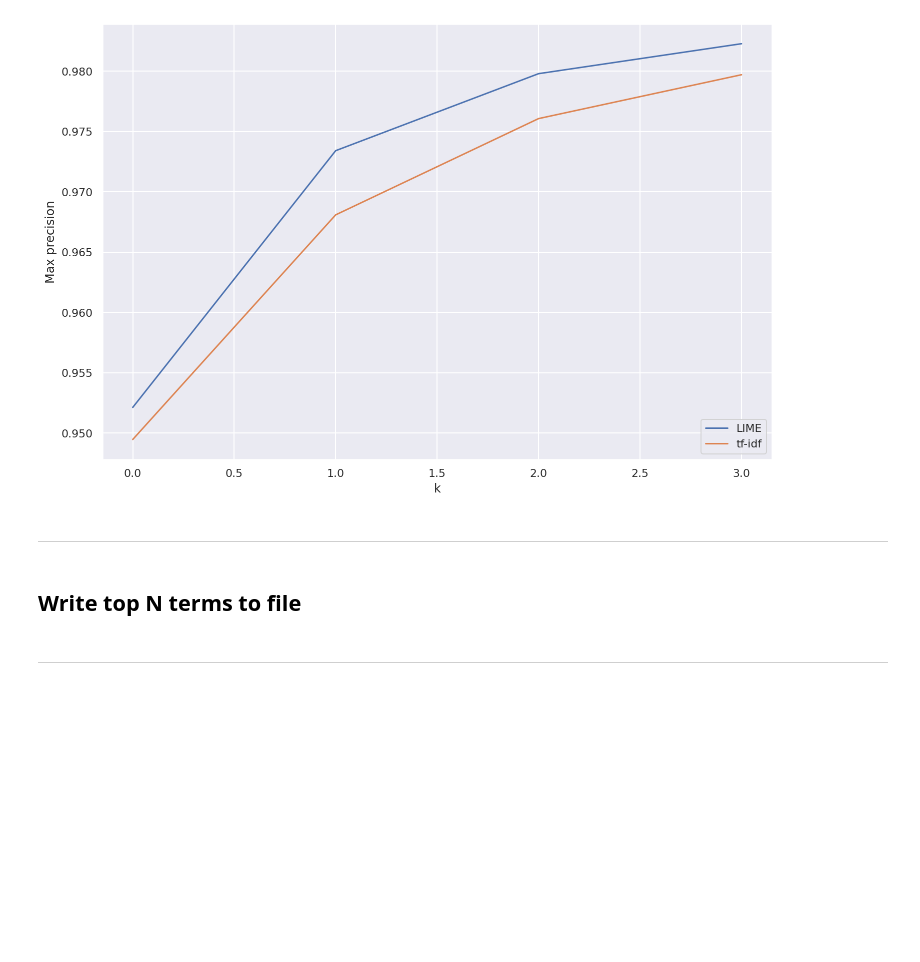
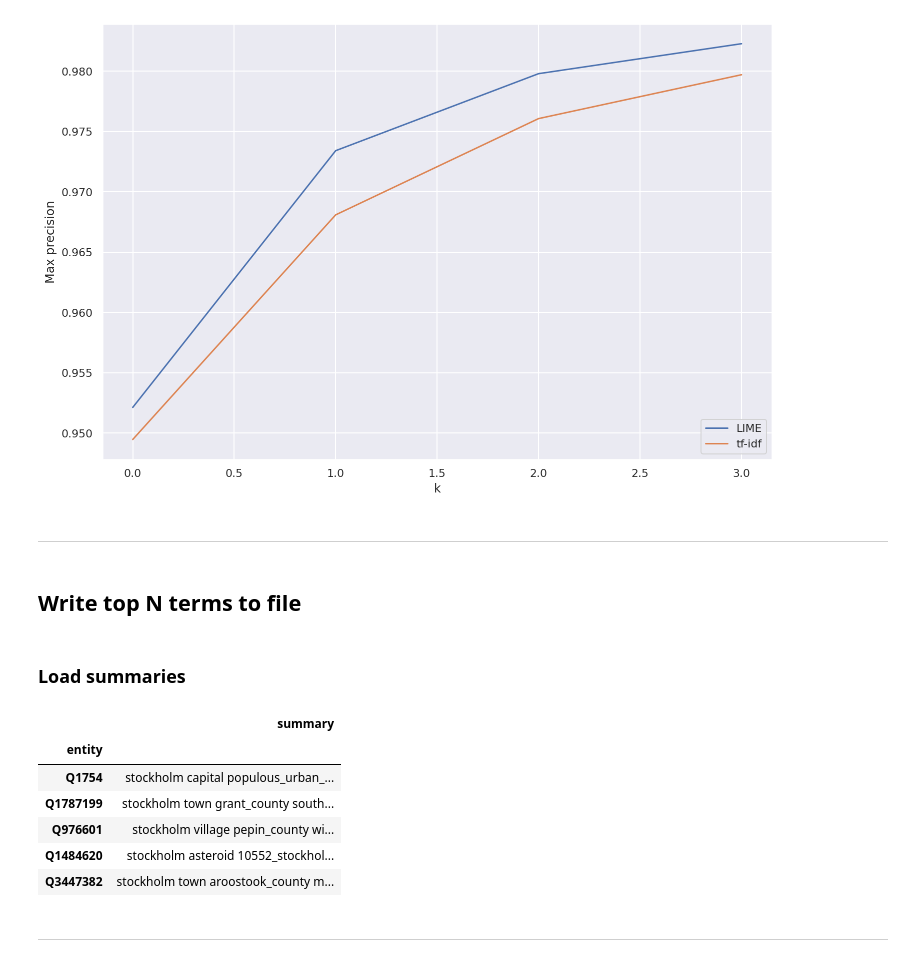
Before and after one commit to jermathew/E2L, a Jupyter notebook: notebooks/evaluation/wikidata_v2_eval.ipynb, the cells around one changed output. Cells and saved outputs as stored; diff of their text form; code cells hidden in the pictures; blank space fills up the shorter version.

```diff
--- a/notebooks/evaluation/wikidata_v2_eval.ipynb
+++ b/notebooks/evaluation/wikidata_v2_eval.ipynb
@@ -333,6 +333,22 @@ compare_lineplots(list(range(min_k)),
 ---
 # %% [markdown]
 ## Write top N terms to file
+# %% [markdown]
+### Load summaries
+# %%
+summaries_filename = f'chunk_summary_wikidata_{version}.xlsx'
+summaries_filepath = os.path.join(root_dir, data_dir, rank_dir, summaries_filename)
+# %%
+summaries_df = pd.read_excel(summaries_filepath, index_col=0)
+summaries_df.head()
+# %% [output]
+|  | summary |
+| entity |  |
+| Q1754 | stockholm capital populous_urban_... |
+| Q1787199 | stockholm town grant_county south... |
+| Q976601 | stockholm village pepin_county wi... |
+| Q1484620 | stockholm asteroid 10552_stockhol... |
+| Q3447382 | stockholm town aroostook_county m... |
 # %%
 filename = f'top_n_wikidata_{version}.xlsx'
 filepath = os.path.join(root_dir, data_dir, rank_dir, filename)
```
Also changed, not shown: parts of 2 cells of this notebook, 1 other file.
